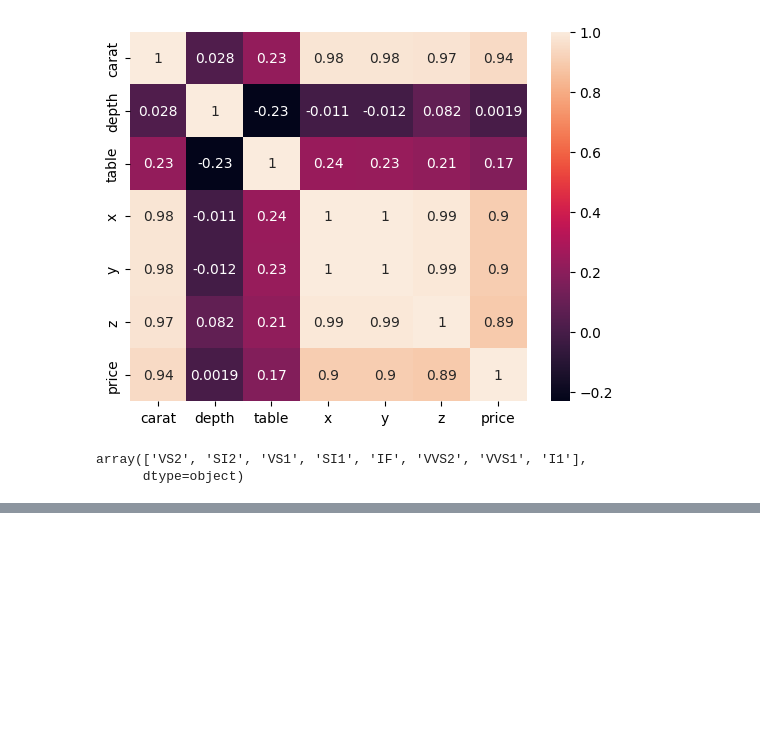
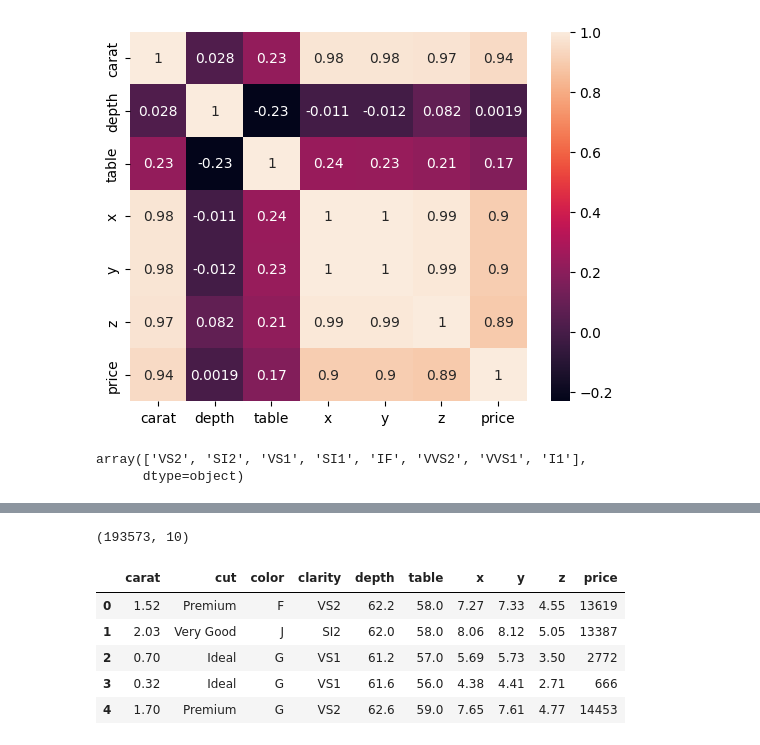
Before and after one commit to 45-Hrishi/End-to-End-Gemstone-Price-Prediction-Application, a Jupyter notebook: research/experiments.ipynb, the cells around one changed output, grey strips where cells are left out. Drawn from its saved outputs; the diff is of its cells as text; code cells hidden in the pictures; blank space fills up the shorter version.

```diff
--- a/research/experiments.ipynb
+++ b/research/experiments.ipynb
@@ -239,0 +273,17 @@ df['color'] = df["color"].map(color_map)
+# %%
+df.shape
+# %% [output]
+(193573, 10)
+# %%
+df.drop(df[(df['price'] >= 10000) & (df['carat'] > 0)  & (df['carat'] < 0.9)].index,inplace=True)
+# %%
+df.drop(df[(df['x']<0.2) | (df['y']<0.2) | (df['z']<0.2)].index,inplace=True)
+# %%
+df.head()
+# %% [output]
+|  | carat | cut | color | clarity | depth | table | x | y | z | price |
+| 0 | 1.52 | Premium | F | VS2 | 62.2 | 58.0 | 7.27 | 7.33 | 4.55 | 13619 |
+| 1 | 2.03 | Very Good | J | SI2 | 62.0 | 58.0 | 8.06 | 8.12 | 5.05 | 13387 |
+| 2 | 0.70 | Ideal | G | VS1 | 61.2 | 57.0 | 5.69 | 5.73 | 3.50 | 2772 |
+| 3 | 0.32 | Ideal | G | VS1 | 61.6 | 56.0 | 4.38 | 4.41 | 2.71 | 666 |
+| 4 | 1.70 | Premium | G | VS2 | 62.6 | 59.0 | 7.65 | 7.61 | 4.77 | 14453 |
```
Also changed, not shown: parts of 27 cells of this notebook, 3 other files.
